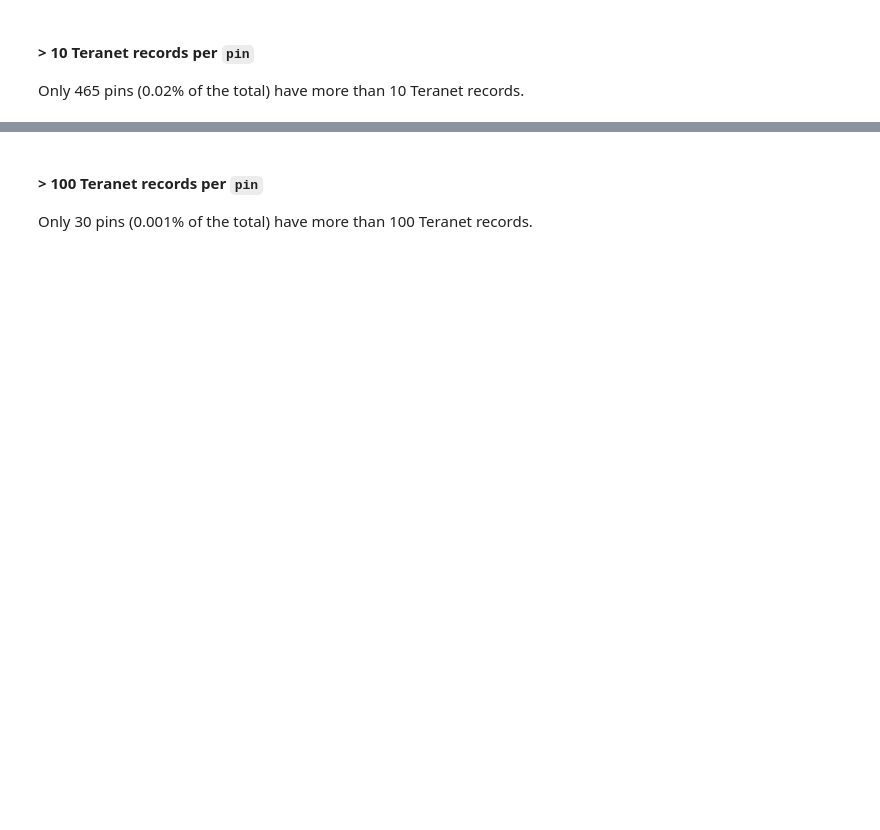
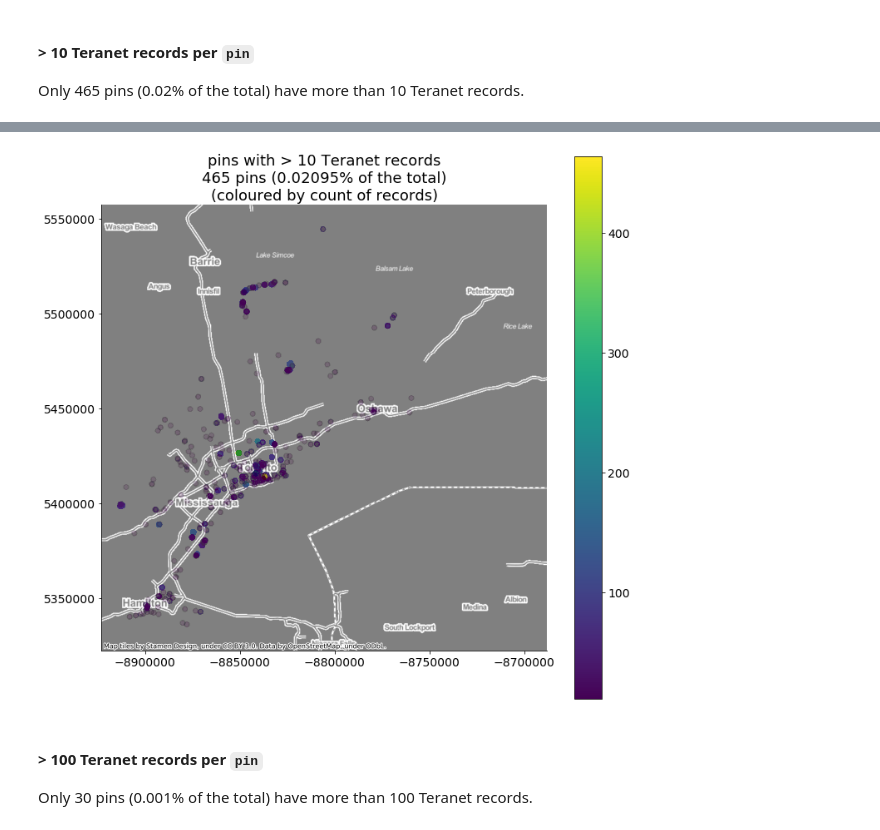
Before and after one commit to stepan-o/geo, a Jupyter notebook: notebooks/EDA/Teranet_new_cols_EDA.ipynb, the cells around one changed output, grey strips where cells are left out. Cells and saved outputs as stored; diff of their text form; code cells hidden in the pictures; blank space fills up the shorter version.

```diff
--- a/notebooks/EDA/Teranet_new_cols_EDA.ipynb
+++ b/notebooks/EDA/Teranet_new_cols_EDA.ipynb
@@ -430,3 +333,12 @@ plt.show()
+# %%
+min_records = 10 # min Teranet records, to filter pins
+# select subset of pins that have >min_records records
+focus_ids = pin_counts[pin_counts > min_records].index
+p_title = get_plot_title(pin_counts, min_records, 'pin')
+map_subset(gdf, focus_ids, color_col='pin_total_sales',
+           plot_title=p_title)
+# %% [output]
+[figure, added]
 # %% [markdown]
 #### > 100 Teranet records per `pin`
 Only 30 pins (0.001% of the total) have more than 100 Teranet records.
```
Also changed, not shown: parts of 24 cells of this notebook.
